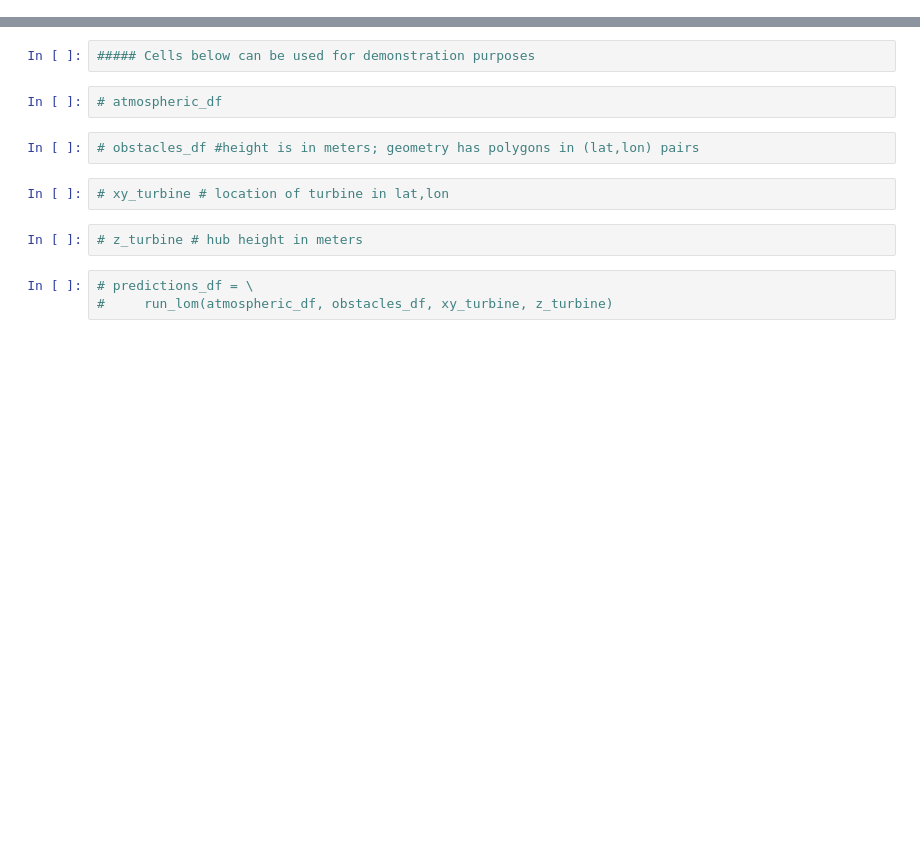
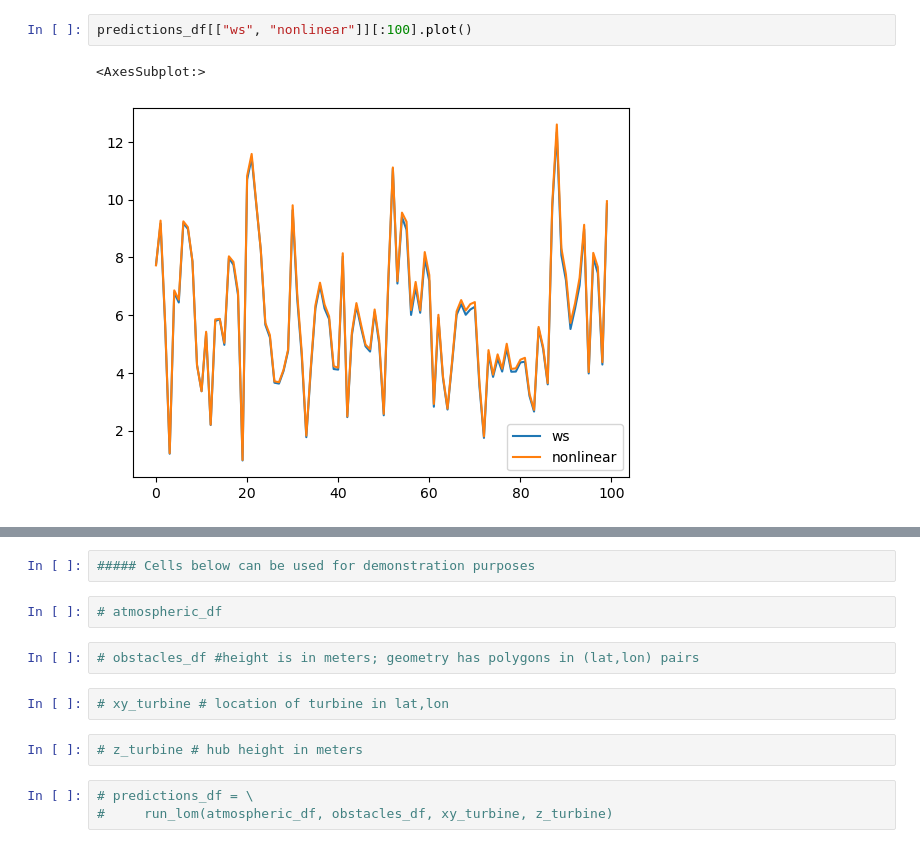
Before and after one commit to NREL/dw-tap, a Jupyter notebook: notebooks/anl-lom-no-hsds.ipynb, the cells around one changed output, grey strips where cells are left out. Saved outputs shown, nothing was run; the diff lists cells and outputs as text; blank space fills up the shorter version.

```diff
--- a/notebooks/anl-lom-no-hsds.ipynb
+++ b/notebooks/anl-lom-no-hsds.ipynb
@@ -50,0 +102,5 @@ Total time: 3.60 (s)
+# %%
+predictions_df[["ws", "nonlinear"]][:100].plot()
+# %% [output]
+<AxesSubplot:>
+[figure, added]
```
Also changed, not shown: parts of 10 cells of this notebook, 21 other files.
